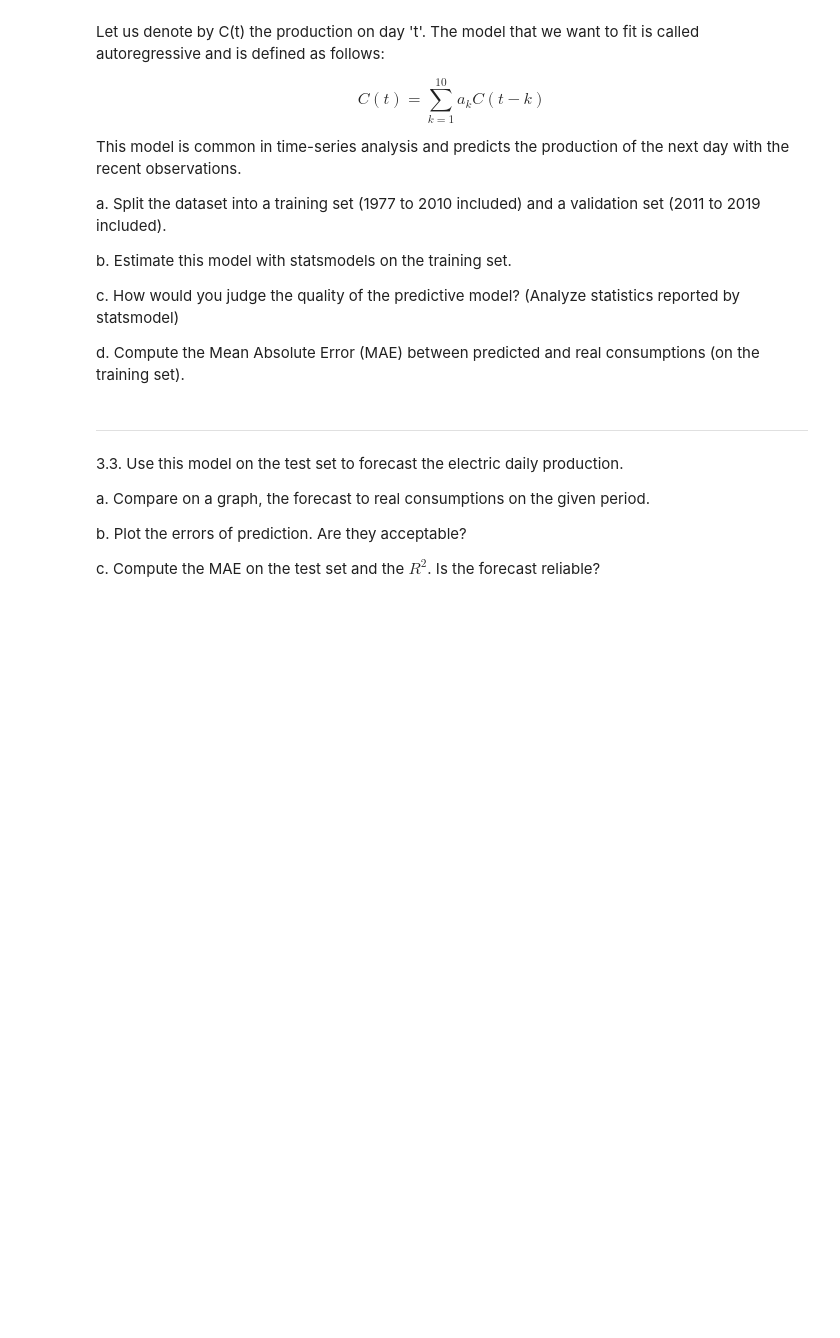
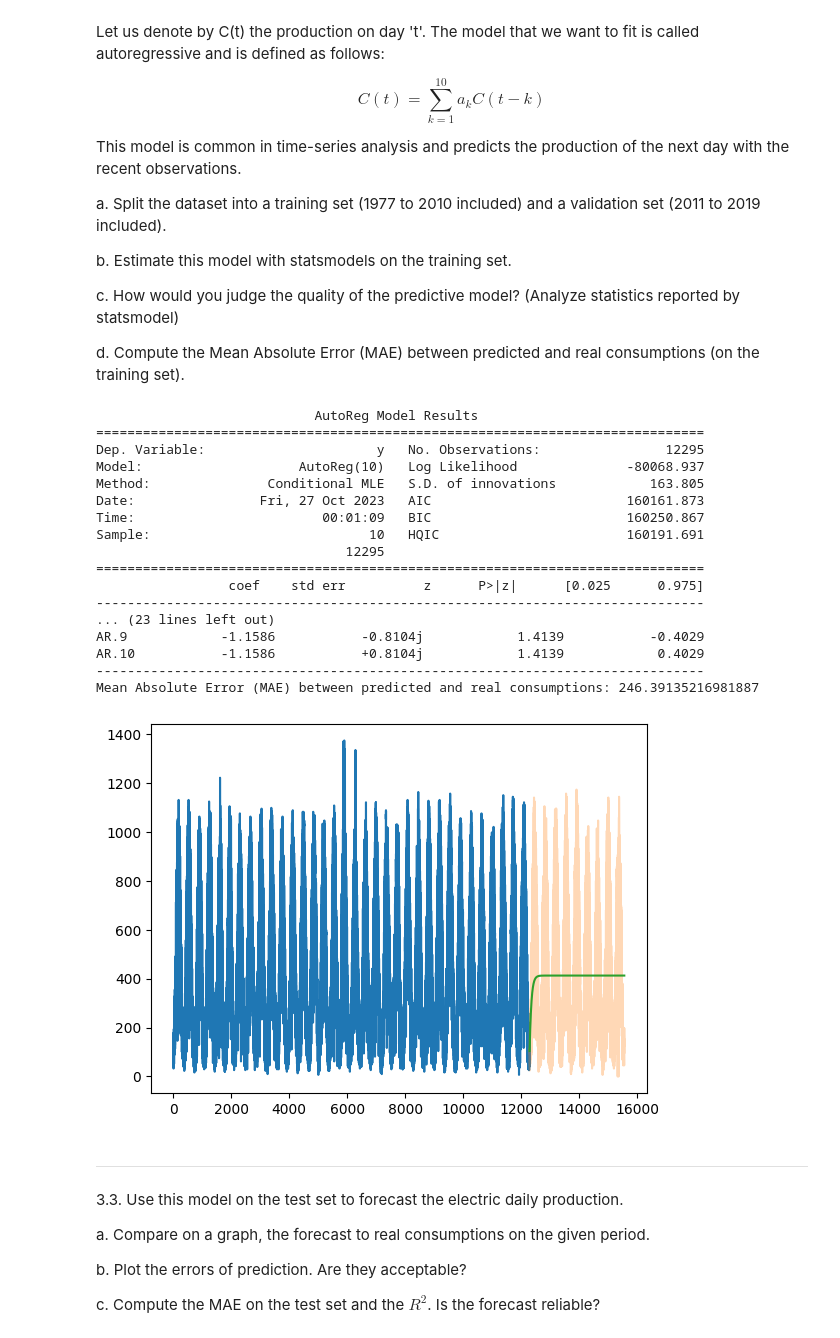
Before and after one commit to BrieucDallemagne/Hackathons_LEPL1109, a Jupyter notebook: Hackathon1.ipynb, the cells around one changed output. Cells and saved outputs as stored; diff of their text form; code cells hidden in the pictures; blank space fills up the shorter version.

```diff
--- a/Hackathon1.ipynb
+++ b/Hackathon1.ipynb
@@ -629,43 +678,65 @@ d.	Compute the Mean Absolute Error (MAE) between predicted and real consumptions
 ### answer to a
 year_data_pd = time_to_year(clean_pd, -1)
 
 train_condition      = (year_data_pd["DATE"] > "1976") & (year_data_pd["DATE"] < "2011")
 validation_condition = (year_data_pd["DATE"] > "2010") & (year_data_pd["DATE"] < "2020")
 
 train_pd      = year_data_pd[train_condition]
 validation_pd = year_data_pd[validation_condition]
 
 #print(train_pd.describe())
 #print(validation_pd.describe())
 
 
 start_train = (year_data_pd["DATE"] == "1977").idxmax() # We find the start index of the training data
 end_train   = (year_data_pd["DATE"] == "2011").idxmax() #  *      *   end   index  *               *
 
 start_val = (year_data_pd["DATE"] == "2011").idxmax() # We find the start index of the validation data
 end_val   = (year_data_pd["DATE"] == "2020").idxmax() #  *      *   end   index  *                 *
 
 training_set = C_caen[start_train: end_train]
 validation_set = C_caen[start_val: end_val]
 
 training_set = np.array(training_set)
 validation_set = np.array(validation_set)
 
 #print(len(training_set), len(validation_set))
 
+# answer to b
+mod = sm.tsa.AutoReg(training_set, lags=10, old_names=False)
+results = mod.fit()
+print(results.summary())
+
+# answer to d
+training_pred = results.model.predict(results.params, start=len(training_set)+1, end=len(training_set)+len(validation_set))
+fig,axe = plt.subplots()
+X = np.arange(len(training_set)+len(validation_set))
+axe.plot(X[:len(training_set)], training_set)
+axe.plot(X[len(training_set):], validation_set,alpha=0.3)
+axe.plot(X[len(training_set):], training_pred)
 
 
-# answer to b
-mod = sm.tsa.AutoReg(training_set, 10, old_names=False)
-res = mod.fit()
-print(res.summary())
-
-
-
-# answer to d
-training_pred = results.predict(Xm[10:])
-error = np.mean(np.abs(training_set[10:] - training_pred))
+error = np.mean(np.abs(validation_set - training_pred))
 print(f"Mean Absolute Error (MAE) between predicted and real consumptions: {error}")
+# %% [output]
+                            AutoReg Model Results
+==============================================================================
+Dep. Variable:                      y   No. Observations:                12295
+Model:                    AutoReg(10)   Log Likelihood              -80068.937
+Method:               Conditional MLE   S.D. of innovations            163.805
+Date:                Fri, 27 Oct 2023   AIC                         160161.873
+Time:                        00:01:09   BIC                         160250.867
+Sample:                            10   HQIC                        160191.691
+                                12295
+==============================================================================
+                 coef    std err          z      P>|z|      [0.025      0.975]
+------------------------------------------------------------------------------
+... (23 lines left out)
+AR.9            -1.1586           -0.8104j            1.4139           -0.4029
+AR.10           -1.1586           +0.8104j            1.4139            0.4029
+------------------------------------------------------------------------------
+Mean Absolute Error (MAE) between predicted and real consumptions: 246.39135216981887
+[figure, added]
 # %% [markdown]
 ---
 3.3. Use this model on the test set to forecast the electric daily production.
```
Also changed, not shown: parts of 10 cells of this notebook.
